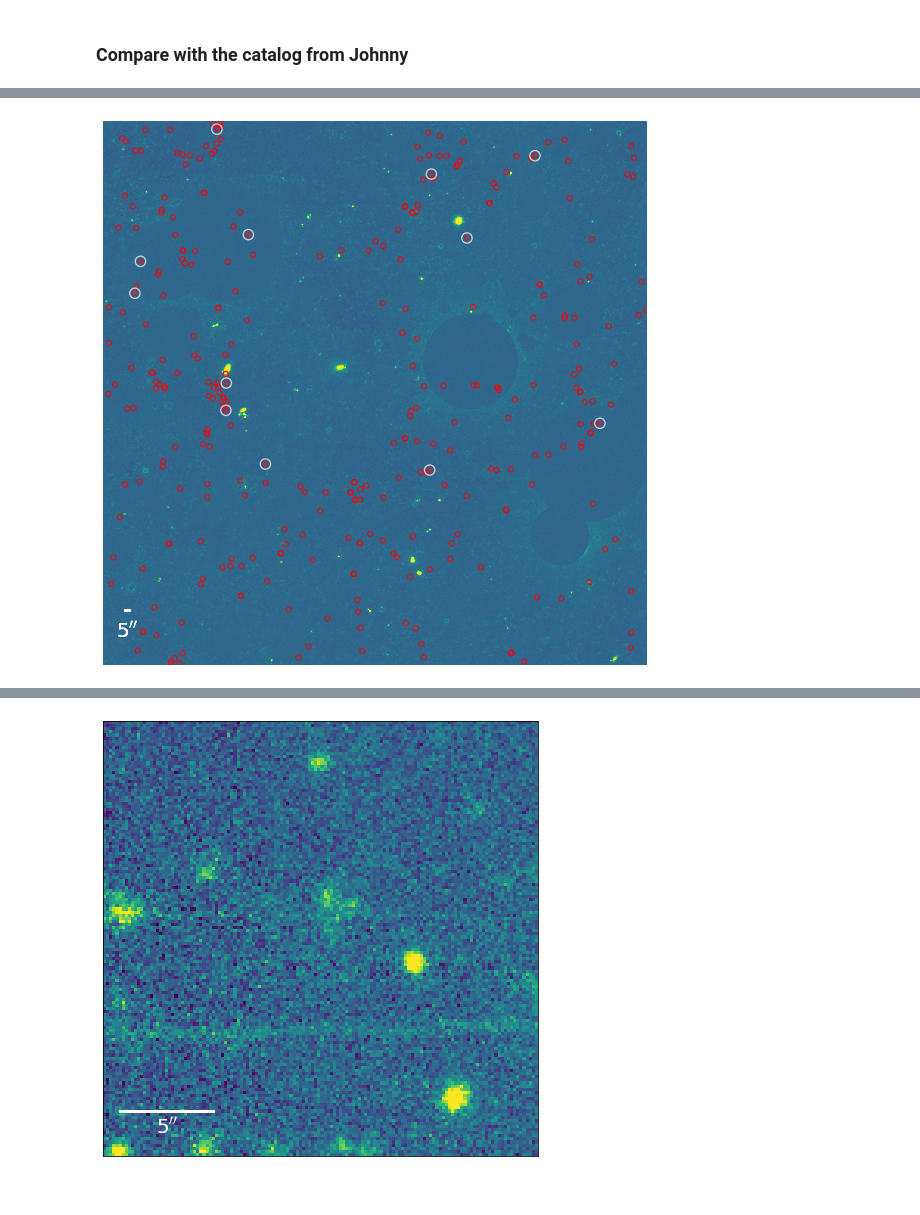
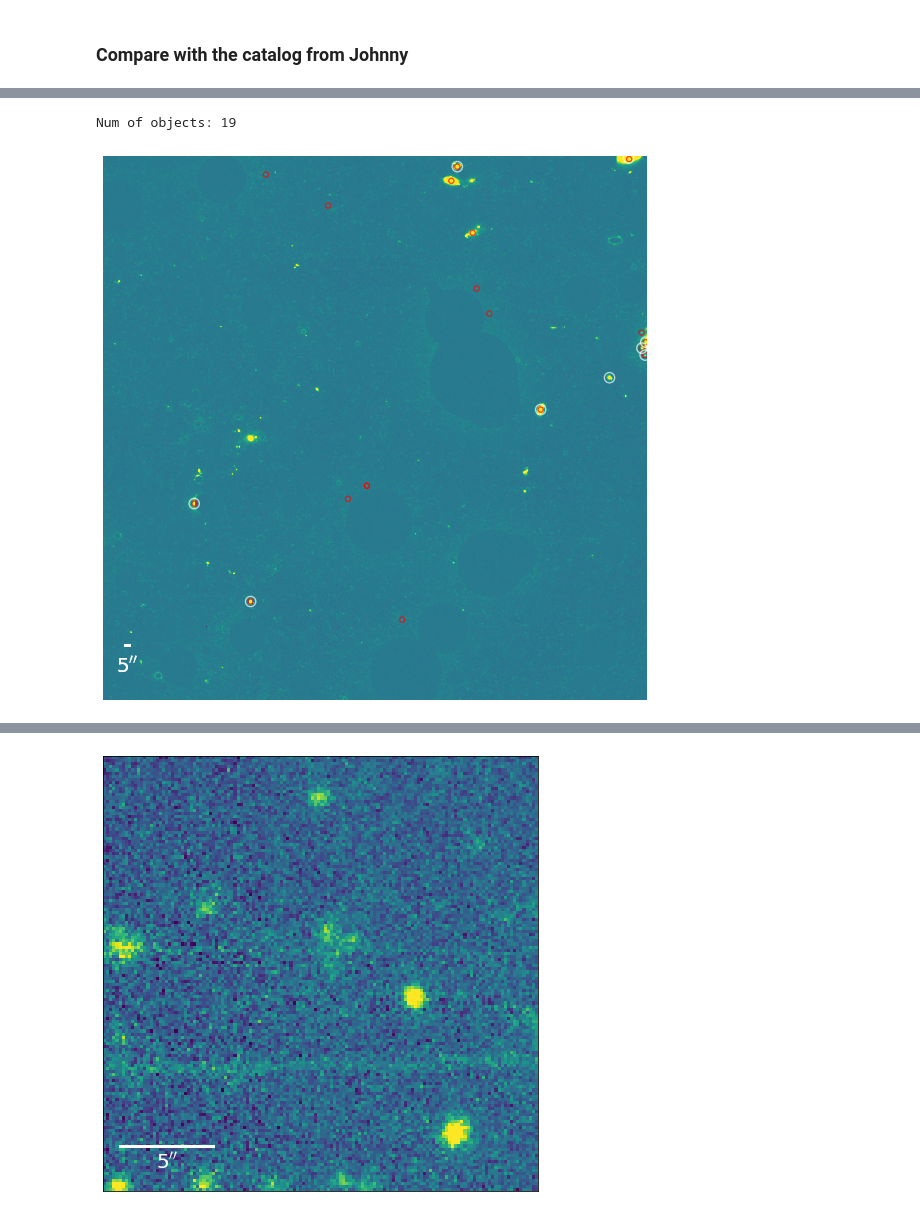
Before and after one commit to AstroJacobLi/hugs, a Jupyter notebook: notebooks/hugs_update_gen2.ipynb, the cells around one changed output, grey strips where cells are left out. Saved outputs shown, nothing was run; the diff lists cells and outputs as text; code cells hidden in the pictures.

```diff
--- a/notebooks/hugs_update_gen2.ipynb
+++ b/notebooks/hugs_update_gen2.ipynb
@@ -123,7 +128,7 @@ show_step(img_clean, axes[2], vmin, vmax, 'cleaned image')
 # %%
 config_params = hugs.utils.read_config('../pipe-configs/hugs-config.yml')
 
-patches = Table([[9813], ['3,3']], names=['tract', 'patch'])
+patches = Table([[9813], ['6,6']], names=['tract', 'patch'])
 
 patches['outdir'] = '/scratch/gpfs/jiaxuanl/Data/HSC/hugs-io/'
 patches['log_fn'] = '/scratch/gpfs/jiaxuanl/Data/HSC/hugs-io/hugs-pipe.log'
@@ -318,7 +266,7 @@ INFO: cuts: 394 out of 579 objects detected in r-band
 # %%
 config_params = hugs.utils.read_config('../pipe-configs/hugs-config.yml')
 
-patches = Table([[9813], ['4,5']], names=['tract', 'patch'])
+patches = Table([[9813], ['6,6']], names=['tract', 'patch'])
 
 patches['outdir'] = '/scratch/gpfs/jiaxuanl/Data/HSC/hugs-io/'
 patches['log_fn'] = '/scratch/gpfs/jiaxuanl/Data/HSC/hugs-io/hugs-pipe.log'
@@ -459,14 +363,29 @@ Table length=12
-# %%
-fig, ax = plt.subplots(figsize=(10, 10))
-
-ax = draw_circles(mi_clean.getImage().array,
-             obj_cat, colnames=['x_image', 'y_image'],
-             circle_size=40, ax=ax)
-
-ax = draw_circles(mi_clean.getImage().array,
-             temp,
-             colnames=['x_image', 'y_image'],
-             circle_size=80,
-             color='w', ax=ax)
-# %% [output]
-[figure, removed]
+# %%
+# Crude cuts
+
+obj_cat['A_gi'] = obj_cat['A_g'] - obj_cat['A_i']
+obj_cat['A_gr'] = obj_cat['A_g'] - obj_cat['A_r']
+
+obj_cat['gi'] = obj_cat['mag_ap6_g'] - obj_cat['mag_ap6_i'] - obj_cat['A_gi']
+obj_cat['gr'] = obj_cat['mag_ap6_g'] - obj_cat['mag_ap6_r'] - obj_cat['A_gr']
+
+flag = (obj_cat['flux_radius_50_g'] > 2.0)# & (obj_cat['flux_radius_50_g'] < 20.0)
+flag &= (obj_cat['gi'] > -0.1) & (obj_cat['gi'] < 1.4)
+flag &= (obj_cat['gr'] > 0.7 * obj_cat['gi'] - 0.4) & (obj_cat['gr'] < 0.7 * obj_cat['gi'] + 0.4)
+print('Num of objects:', np.sum(flag))
+# %% [output]
+Num of objects: 19
+# %%
+fig, ax = plt.subplots(figsize=(10, 10))
+
+ax = draw_circles(config.mi_clean.getImage().array,
+             obj_cat[flag], colnames=['x_image', 'y_image'],
+             circle_size=40, ax=ax)
+
+ax = draw_circles(config.mi_clean.getImage().array,
+             temp,
+             colnames=['x_image', 'y_image'],
+             circle_size=80,
+             color='w', ax=ax)
+# %% [output]
+[figure, added]
```
Also changed, not shown: parts of 26 cells of this notebook, 2 other files.
